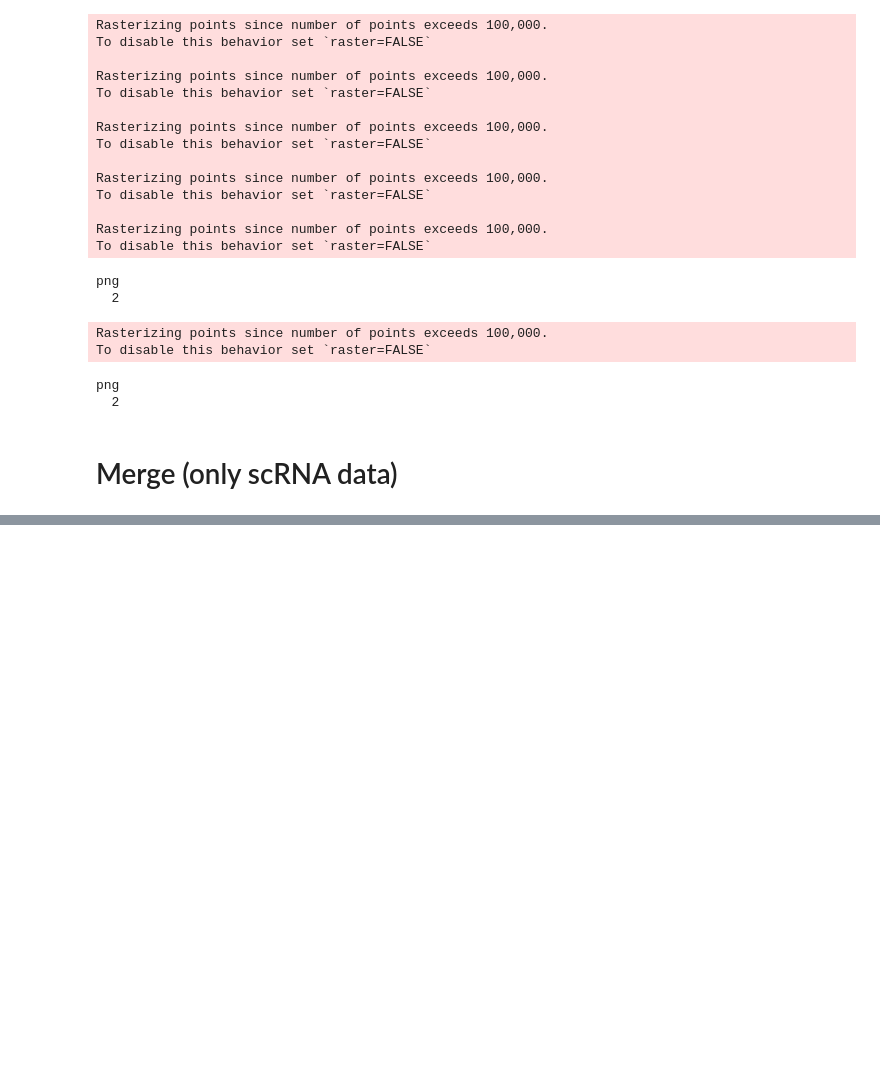
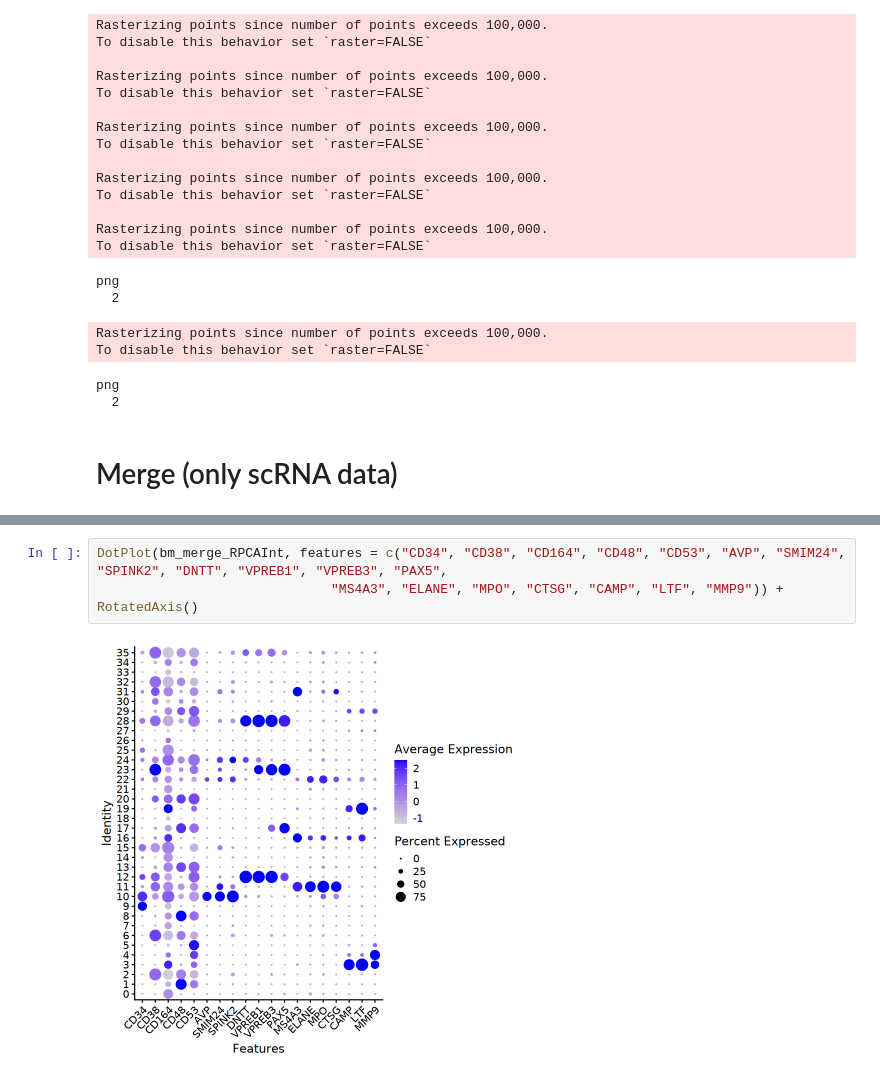
Before and after one commit to WHChou/SenNet_bone, a Jupyter notebook: Integrate reference.ipynb, the cells around one changed output, grey strips where cells are left out. Cells and saved outputs as stored; diff of their text form; blank space fills up the shorter version.

```diff
--- a/Integrate reference.ipynb
+++ b/Integrate reference.ipynb
@@ -480,0 +742,5 @@ png
+# %%
+DotPlot(bm_merge_RPCAInt, features = c("CD34", "CD38", "CD164", "CD48", "CD53", "AVP", "SMIM24", "SPINK2", "DNTT", "VPREB1", "VPREB3", "PAX5",
+                              "MS4A3", "ELANE", "MPO", "CTSG", "CAMP", "LTF", "MMP9")) + RotatedAxis()
+# %% [output]
+[figure, added]
```
Also changed, not shown: parts of 13 cells of this notebook, 27 other files.
